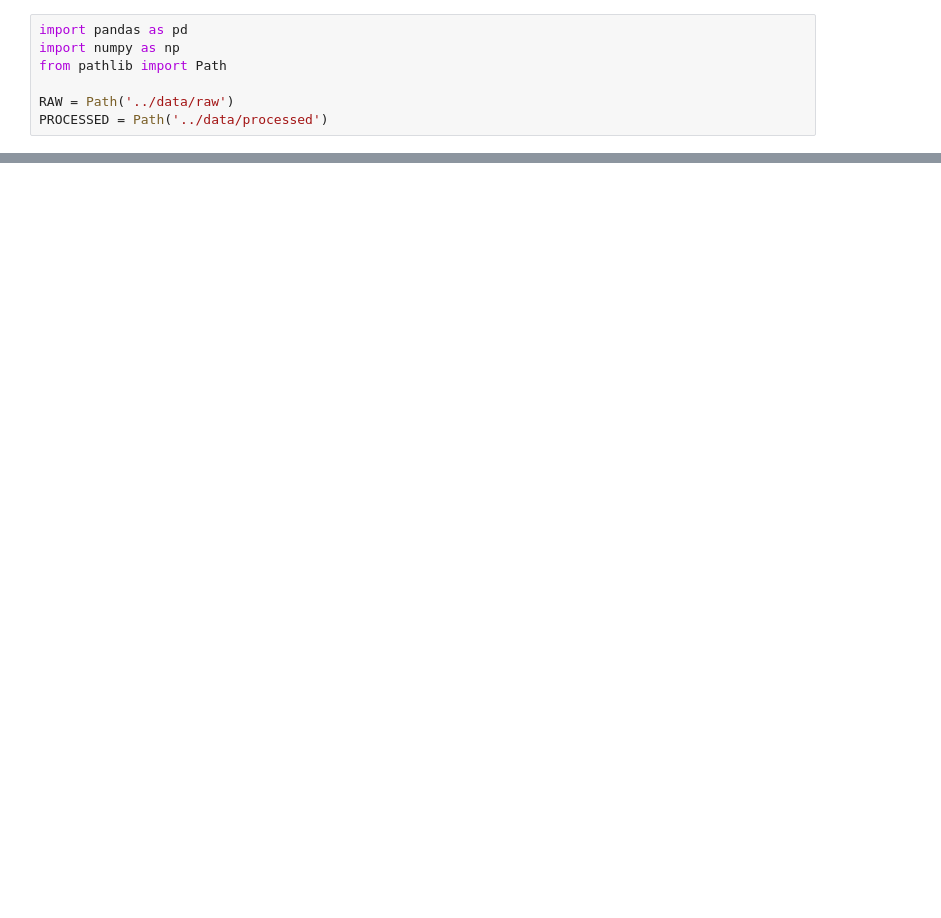
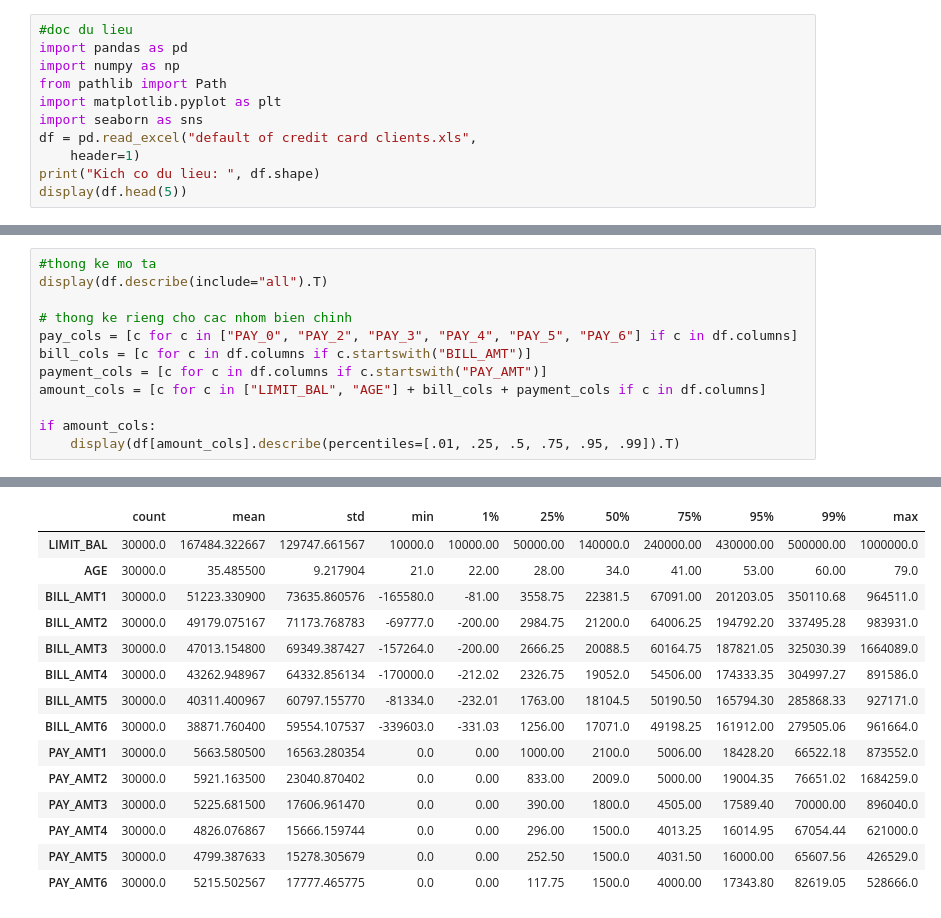
Before and after one commit to Nguen-03/ML_report, a Jupyter notebook: notebook/EDA.ipynb, the cells around one changed output, grey strips where cells are left out. Cells and saved outputs as stored; diff of their text form; blank space fills up the shorter version.

```diff
--- a/notebook/EDA.ipynb
+++ b/notebook/EDA.ipynb
@@ -1,7 +1,11 @@
 # %%
+#doc du lieu
 import pandas as pd
 import numpy as np
 from pathlib import Path
-
-RAW = Path('../data/raw')
-PROCESSED = Path('../data/processed')
+import matplotlib.pyplot as plt
+import seaborn as sns
+df = pd.read_excel("default of credit card clients.xls",
+    header=1)
+print("Kich co du lieu: ", df.shape)
+display(df.head(5))
@@ -36,0 +146,13 @@ X['MARRIAGE'] = X['MARRIAGE'].replace({0:3})
+# %%
+#thong ke mo ta
+display(df.describe(include="all").T)
+
+# thong ke rieng cho cac nhom bien chinh
+pay_cols = [c for c in ["PAY_0", "PAY_2", "PAY_3", "PAY_4", "PAY_5", "PAY_6"] if c in df.columns]
+bill_cols = [c for c in df.columns if c.startswith("BILL_AMT")]
+payment_cols = [c for c in df.columns if c.startswith("PAY_AMT")]
+amount_cols = [c for c in ["LIMIT_BAL", "AGE"] + bill_cols + payment_cols if c in df.columns]
+
+if amount_cols:
+    display(df[amount_cols].describe(percentiles=[.01, .25, .5, .75, .95, .99]).T)
+# %% [output]
@@ -36,0 +176,15 @@ X['MARRIAGE'] = X['MARRIAGE'].replace({0:3})
+|  | count | mean | std | min | 1% | 25% | 50% | 75% | 95% | 99% | max |
+| LIMIT_BAL | 30000.0 | 167484.322667 | 129747.661567 | 10000.0 | 10000.00 | 50000.00 | 140000.0 | 240000.00 | 430000.00 | 500000.00 | 1000000.0 |
+| AGE | 30000.0 | 35.485500 | 9.217904 | 21.0 | 22.00 | 28.00 | 34.0 | 41.00 | 53.00 | 60.00 | 79.0 |
+| BILL_AMT1 | 30000.0 | 51223.330900 | 73635.860576 | -165580.0 | -81.00 | 3558.75 | 22381.5 | 67091.00 | 201203.05 | 350110.68 | 964511.0 |
+| BILL_AMT2 | 30000.0 | 49179.075167 | 71173.768783 | -69777.0 | -200.00 | 2984.75 | 21200.0 | 64006.25 | 194792.20 | 337495.28 | 983931.0 |
+| BILL_AMT3 | 30000.0 | 47013.154800 | 69349.387427 | -157264.0 | -200.00 | 2666.25 | 20088.5 | 60164.75 | 187821.05 | 325030.39 | 1664089.0 |
+| BILL_AMT4 | 30000.0 | 43262.948967 | 64332.856134 | -170000.0 | -212.02 | 2326.75 | 19052.0 | 54506.00 | 174333.35 | 304997.27 | 891586.0 |
+| BILL_AMT5 | 30000.0 | 40311.400967 | 60797.155770 | -81334.0 | -232.01 | 1763.00 | 18104.5 | 50190.50 | 165794.30 | 285868.33 | 927171.0 |
+| BILL_AMT6 | 30000.0 | 38871.760400 | 59554.107537 | -339603.0 | -331.03 | 1256.00 | 17071.0 | 49198.25 | 161912.00 | 279505.06 | 961664.0 |
+| PAY_AMT1 | 30000.0 | 5663.580500 | 16563.280354 | 0.0 | 0.00 | 1000.00 | 2100.0 | 5006.00 | 18428.20 | 66522.18 | 873552.0 |
+| PAY_AMT2 | 30000.0 | 5921.163500 | 23040.870402 | 0.0 | 0.00 | 833.00 | 2009.0 | 5000.00 | 19004.35 | 76651.02 | 1684259.0 |
+| PAY_AMT3 | 30000.0 | 5225.681500 | 17606.961470 | 0.0 | 0.00 | 390.00 | 1800.0 | 4505.00 | 17589.40 | 70000.00 | 896040.0 |
+| PAY_AMT4 | 30000.0 | 4826.076867 | 15666.159744 | 0.0 | 0.00 | 296.00 | 1500.0 | 4013.25 | 16014.95 | 67054.44 | 621000.0 |
+| PAY_AMT5 | 30000.0 | 4799.387633 | 15278.305679 | 0.0 | 0.00 | 252.50 | 1500.0 | 4031.50 | 16000.00 | 65607.56 | 426529.0 |
+| PAY_AMT6 | 30000.0 | 5215.502567 | 17777.465775 | 0.0 | 0.00 | 117.75 | 1500.0 | 4000.00 | 17343.80 | 82619.05 | 528666.0 |
```
Also changed, not shown: parts of 7 cells of this notebook, 1 other file.
